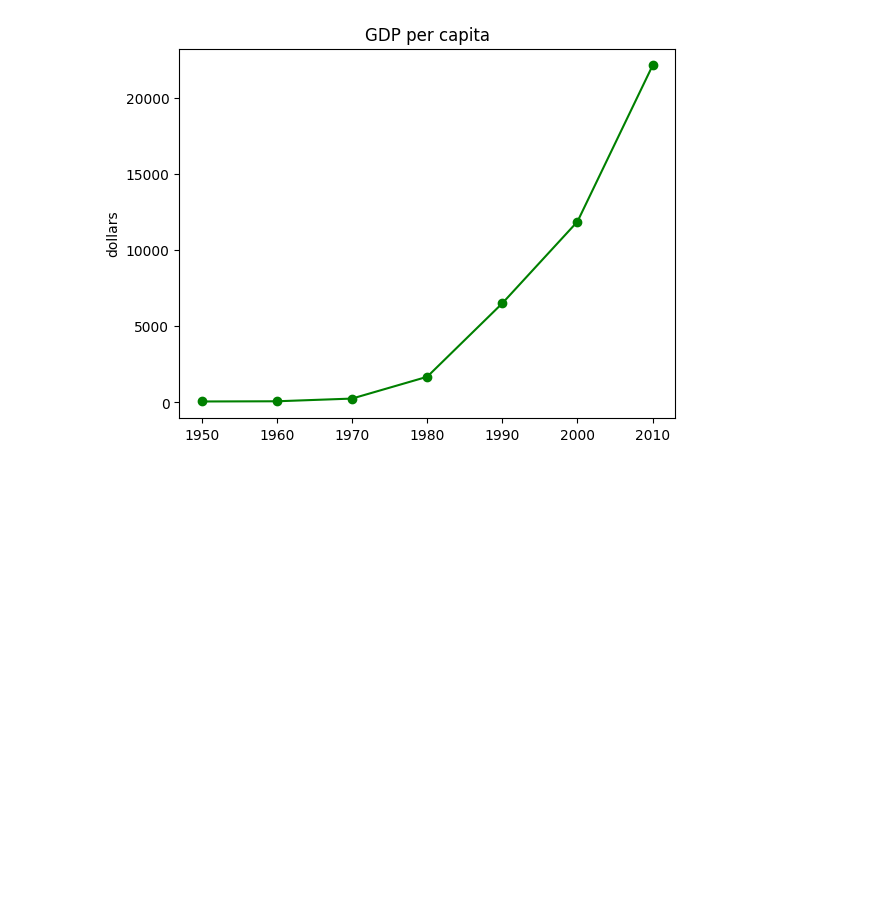
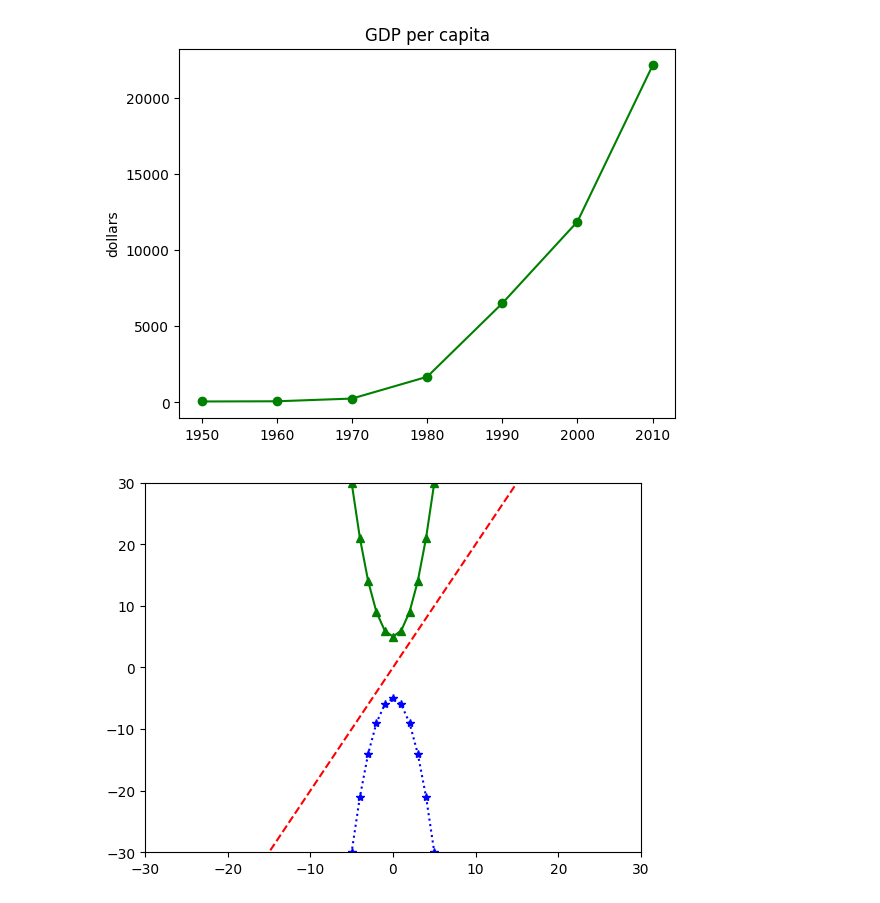
Before and after one commit to wamong/DMU-JMJ, a Jupyter notebook: 1학년2학기/교양파이썬/11주차/py_week11.ipynb, the cells around one changed output. Drawn from its saved outputs; the diff is of its cells as text; code cells hidden in the pictures; blank space fills up the shorter version.

```diff
--- a/1학년2학기/교양파이썬/11주차/py_week11.ipynb
+++ b/1학년2학기/교양파이썬/11주차/py_week11.ipynb
@@ -17,3 +18,15 @@ plt.savefig('gdp_per_capita.png', dpi=600) # png 이미지로 저장 가능
 plt.show()
 # %% [output]
 [figure]
+# %%
+x = [x for x in range(-20, 20)]   # -20에서 20사이의 수를 1의 간격으로 생성
+y1 = [2*t for t in x]           # 2*x를 원소로 가지는 y1 함수
+y2 = [t**2 + 5 for t in x]      # x**2 + 5를 원소로 가지는 y2 함수
+y3 = [-t**2 - 5 for t in x]     # -x**2 -5를 원소로 가지는 y3 함수
+# 빨간색 점선, 녹색 실선과 세모기호, 파랑색 별표와 점선으로 각각의 함수를 표현
+plt.plot(x, y1, 'r--', x, y2, 'g^-', x, y3, 'b*:')
+plt.axis([-30, 30, -30, 30])    # 그림을 그릴 영엵을 지정함
+plt.savefig('quadratic.png', dpi=600) # png 이미지로 저장 가능
+plt.show()
+# %% [output]
+[figure, added]
```
Also changed, not shown: parts of 2 cells of this notebook, 1 other file.
